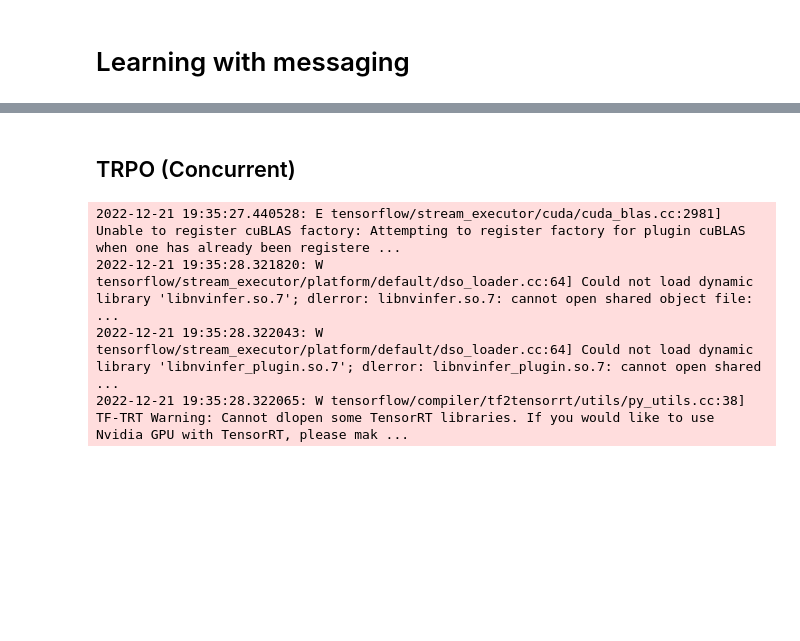
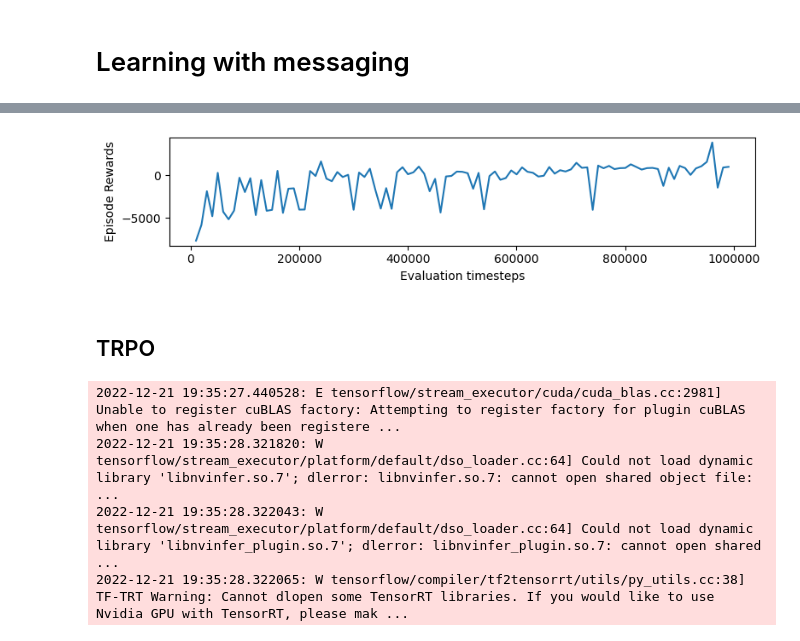
Before and after one commit to TheShenk/hai-nonconflict-action-learning, a Jupyter notebook: experiments.ipynb, the cells around one changed output, grey strips where cells are left out. Saved outputs shown, nothing was run; the diff lists cells and outputs as text; code cells hidden in the pictures; blank space fills up the shorter version.

```diff
--- a/experiments.ipynb
+++ b/experiments.ipynb
@@ -1966,5 +2022,11 @@ timesteps = 1000000
+# %%
+utils.plot_eval_results(eval_log_dir)
+display.display(plt.gcf())
+display.clear_output(wait=True)
+# %% [output]
+[figure, added]
 # %% [markdown]
-## TRPO (Concurrent)
+## TRPO
 # %%
 from sb3_contrib import TRPO
 ALGORITHM_NAME="trpo-messaging-hca"
```
Also changed, not shown: parts of 5 cells of this notebook, 1 other file.
